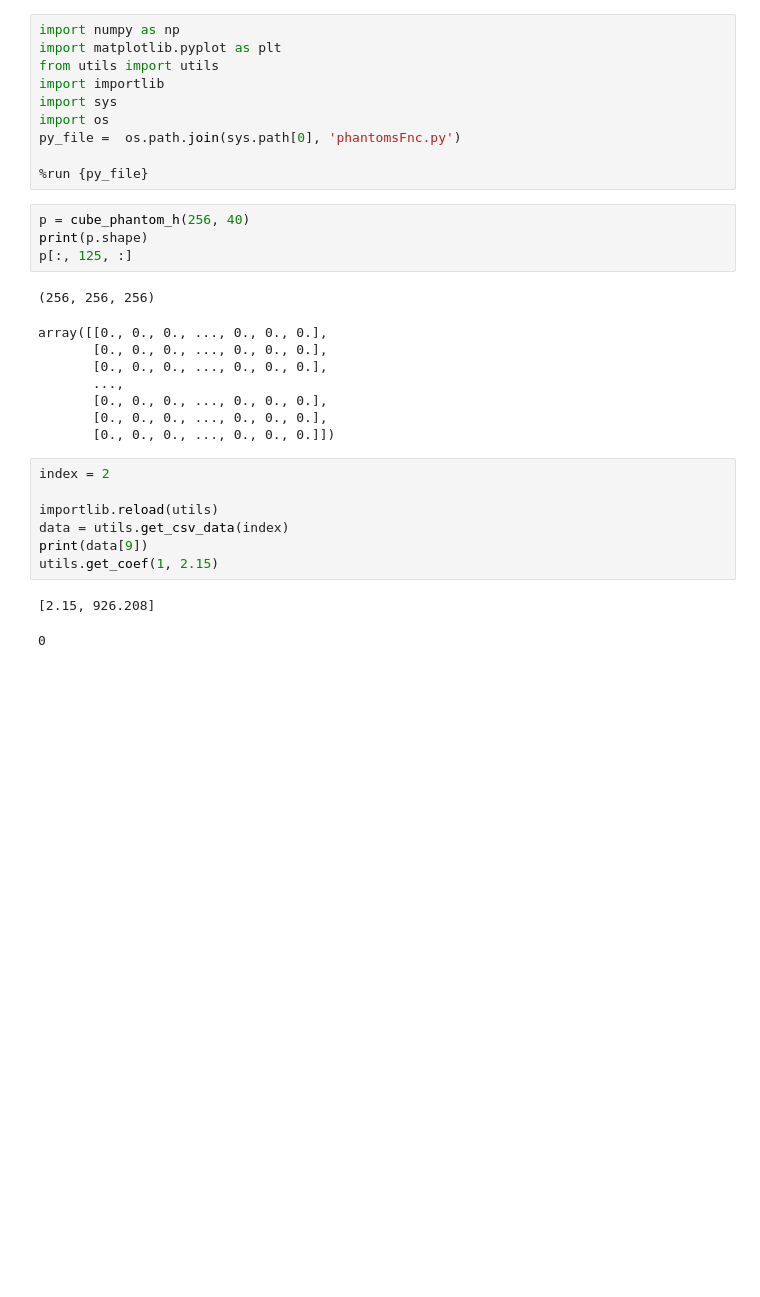
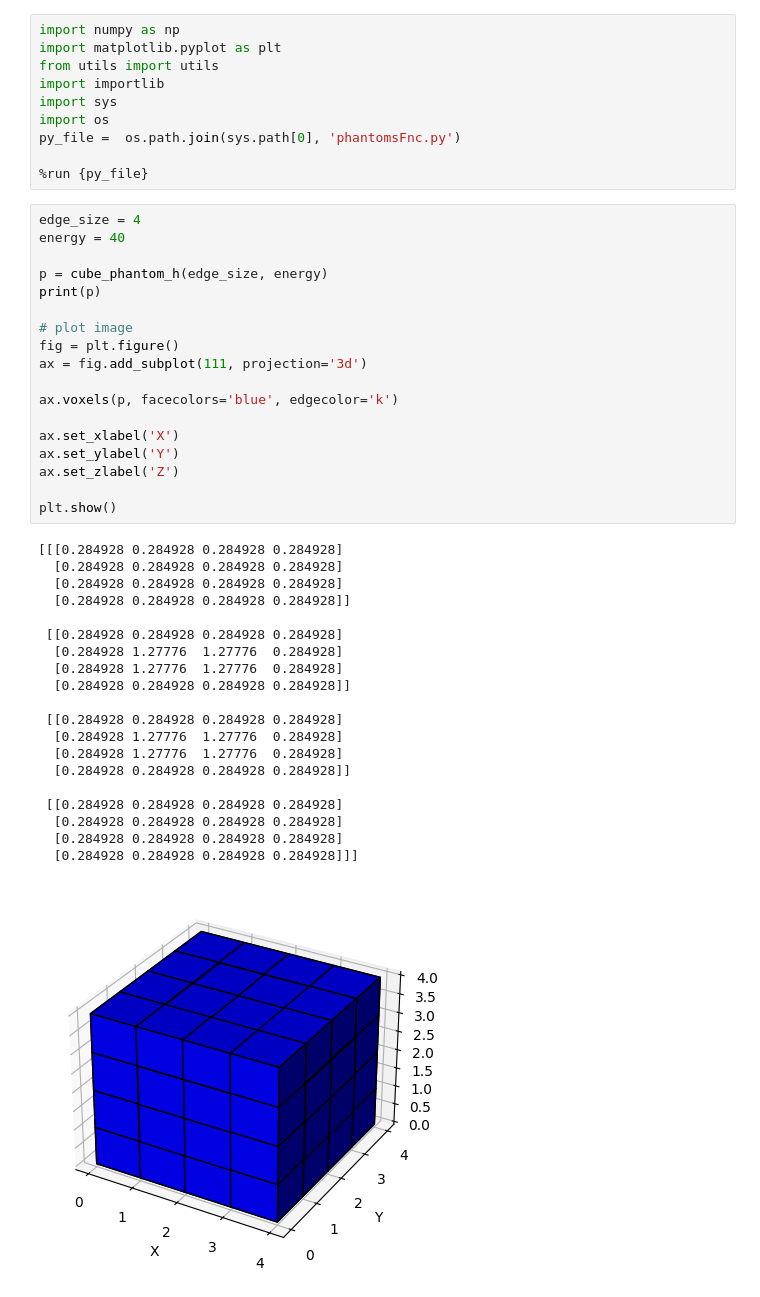
Before and after one commit to Leo00010011/IPBMI_Notebooks, a Jupyter notebook: E3/IPBMA_3:Photom Simulation.ipynb, the cells around one changed output. Drawn from its saved outputs; the diff is of its cells as text; blank space fills up the shorter version.

Commit message:
set phantom of cube_phantom_h

```diff
--- a/E3/IPBMA_3:Photom Simulation.ipynb
+++ b/E3/IPBMA_3:Photom Simulation.ipynb
@@ -8,26 +8,42 @@ import os
 py_file =  os.path.join(sys.path[0], 'phantomsFnc.py')
 
 %run {py_file}
-# %%
-p = cube_phantom_h(256, 40)
-print(p.shape)
-p[:, 125, :]
-# %% [output]
-(256, 256, 256)
-array([[0., 0., 0., ..., 0., 0., 0.],
-       [0., 0., 0., ..., 0., 0., 0.],
-       [0., 0., 0., ..., 0., 0., 0.],
-       ...,
-       [0., 0., 0., ..., 0., 0., 0.],
-       [0., 0., 0., ..., 0., 0., 0.],
-       [0., 0., 0., ..., 0., 0., 0.]])
-# %%
-index = 2
-
-importlib.reload(utils)
-data = utils.get_csv_data(index)
-print(data[9])
-utils.get_coef(1, 2.15)
-# %% [output]
-[2.15, 926.208]
-0
+# %%
+edge_size = 4
+energy = 40
+
+p = cube_phantom_h(edge_size, energy)
+print(p)
+
+# plot image
+fig = plt.figure()
+ax = fig.add_subplot(111, projection='3d')
+
+ax.voxels(p, facecolors='blue', edgecolor='k')
+
+ax.set_xlabel('X')
+ax.set_ylabel('Y')
+ax.set_zlabel('Z')
+
+plt.show()
+# %% [output]
+[[[0.284928 0.284928 0.284928 0.284928]
+  [0.284928 0.284928 0.284928 0.284928]
+  [0.284928 0.284928 0.284928 0.284928]
+  [0.284928 0.284928 0.284928 0.284928]]
+
+ [[0.284928 0.284928 0.284928 0.284928]
+  [0.284928 1.27776  1.27776  0.284928]
+  [0.284928 1.27776  1.27776  0.284928]
+  [0.284928 0.284928 0.284928 0.284928]]
+
+ [[0.284928 0.284928 0.284928 0.284928]
+  [0.284928 1.27776  1.27776  0.284928]
+  [0.284928 1.27776  1.27776  0.284928]
+  [0.284928 0.284928 0.284928 0.284928]]
+
+ [[0.284928 0.284928 0.284928 0.284928]
+  [0.284928 0.284928 0.284928 0.284928]
+  [0.284928 0.284928 0.284928 0.284928]
+  [0.284928 0.284928 0.284928 0.284928]]]
+[figure, added]
```
Also changed, not shown: 2 other files.
